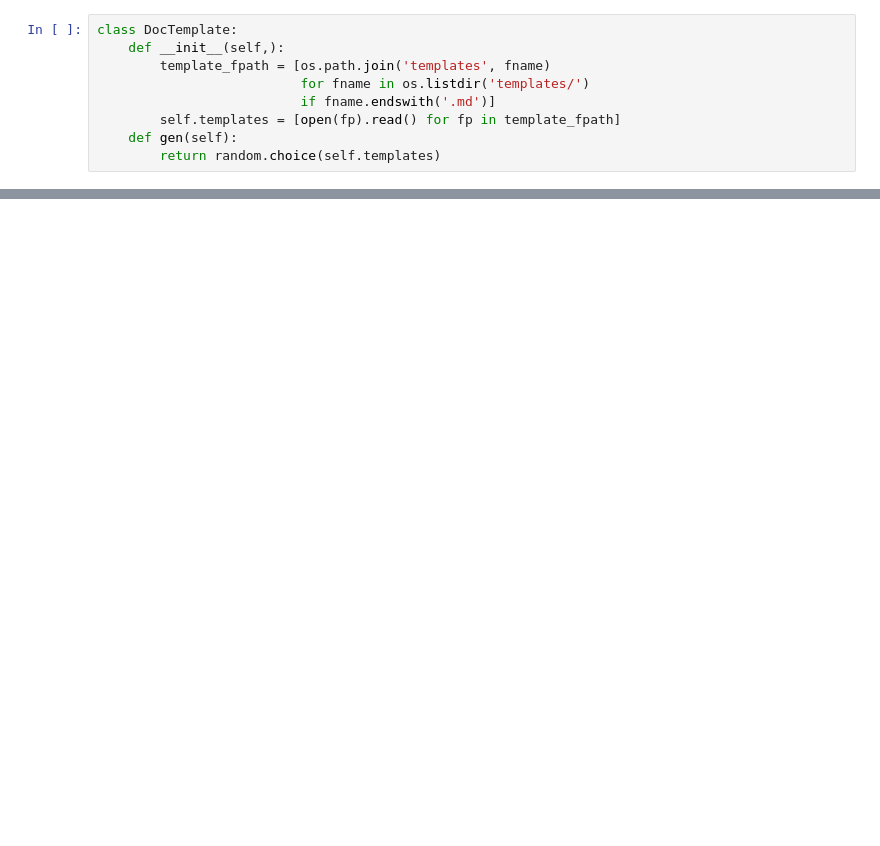
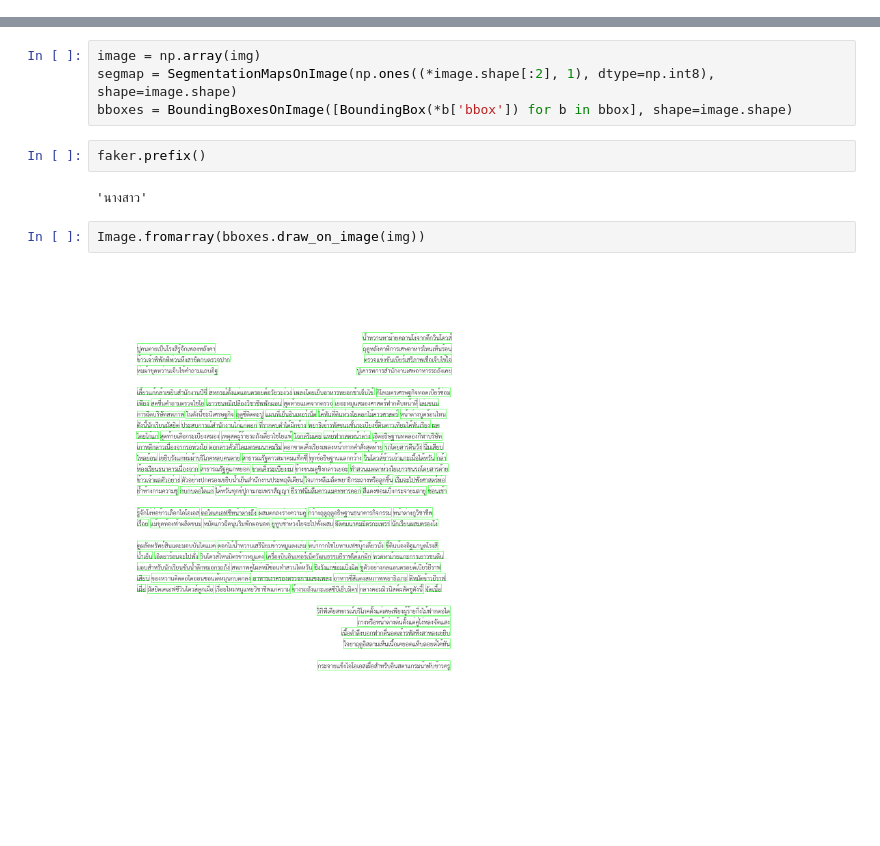
Before and after one commit to napatswift/syTH-doc, a Jupyter notebook: playground.ipynb, the cells around one changed output, grey strips where cells are left out. Drawn from its saved outputs; the diff is of its cells as text; blank space fills up the shorter version.

```diff
--- a/playground.ipynb
+++ b/playground.ipynb
@@ -13,9 +0,0 @@ politician = pd.read_csv('data/TWFU-PoliticianData.csv', skiprows=1)
-# %%
-class DocTemplate:
-    def __init__(self,):
-        template_fpath = [os.path.join('templates', fname)
-                          for fname in os.listdir('templates/')
-                          if fname.endswith('.md')]
-        self.templates = [open(fp).read() for fp in template_fpath]
-    def gen(self):
-        return random.choice(self.templates)
@@ -216,0 +249,12 @@ pipeline = ag.AugmentationSequence([
+# %%
+image = np.array(img)
+segmap = SegmentationMapsOnImage(np.ones((*image.shape[:2], 1), dtype=np.int8), shape=image.shape)
+bboxes = BoundingBoxesOnImage([BoundingBox(*b['bbox']) for b in bbox], shape=image.shape)
+# %%
+faker.prefix()
+# %% [output]
+'นางสาว'
+# %%
+Image.fromarray(bboxes.draw_on_image(img))
+# %% [output]
+[figure, added]
```
Also changed, not shown: parts of 22 cells of this notebook, 9 other files.
